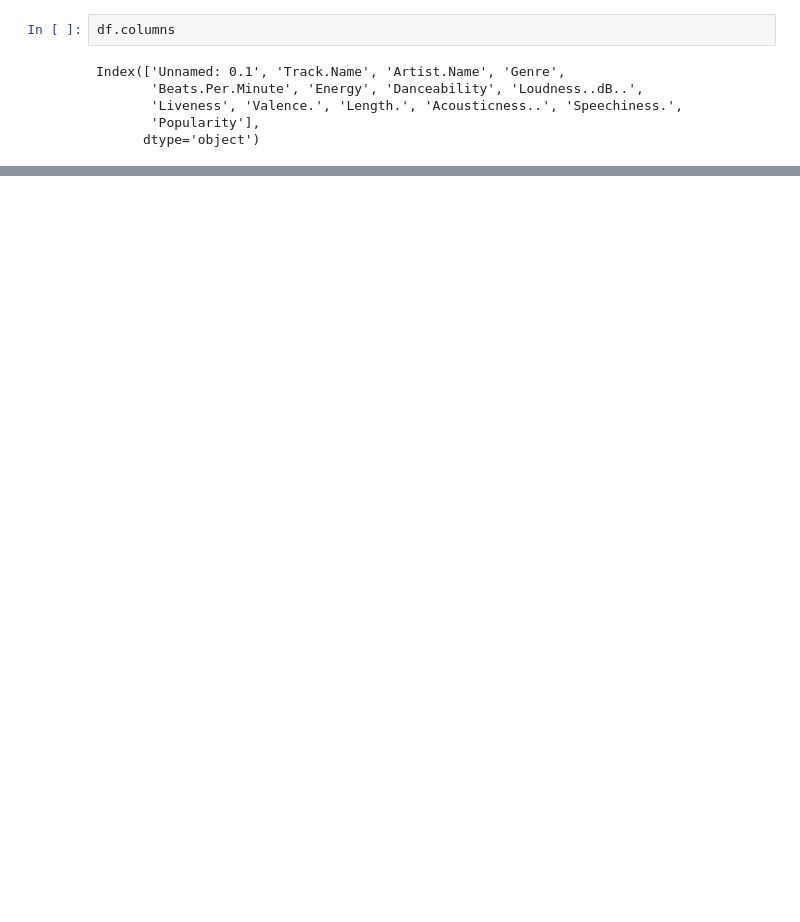
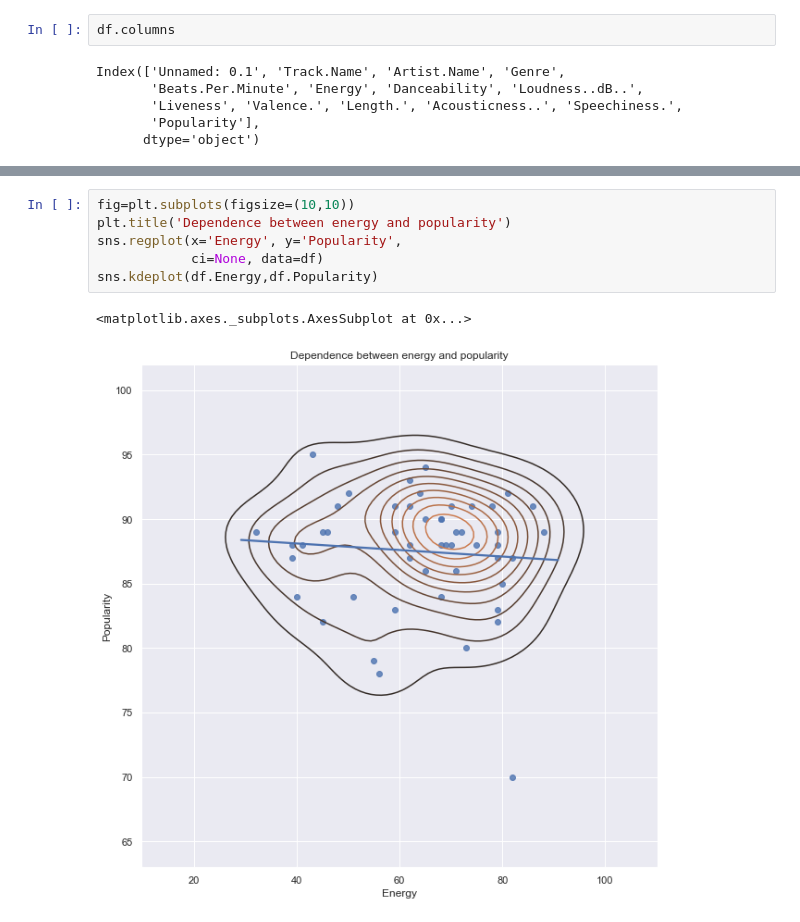
Before and after one commit to Johnsonxd4/analysis_with_pandas, a Jupyter notebook: spotify-songs/spotify-songs.ipynb, the cells around one changed output, grey strips where cells are left out. Cells and saved outputs as stored; diff of their text form; blank space fills up the shorter version.

```diff
--- a/spotify-songs/spotify-songs.ipynb
+++ b/spotify-songs/spotify-songs.ipynb
@@ -86,0 +94,9 @@ sns.regplot(x='Speechiness.',y='Popularity',data=df)
+# %%
+fig=plt.subplots(figsize=(10,10))
+plt.title('Dependence between energy and popularity')
+sns.regplot(x='Energy', y='Popularity',
+            ci=None, data=df)
+sns.kdeplot(df.Energy,df.Popularity)
+# %% [output]
+<matplotlib.axes._subplots.AxesSubplot at 0x...>
+[figure, added]
```
Also changed, not shown: parts of 11 cells of this notebook.
